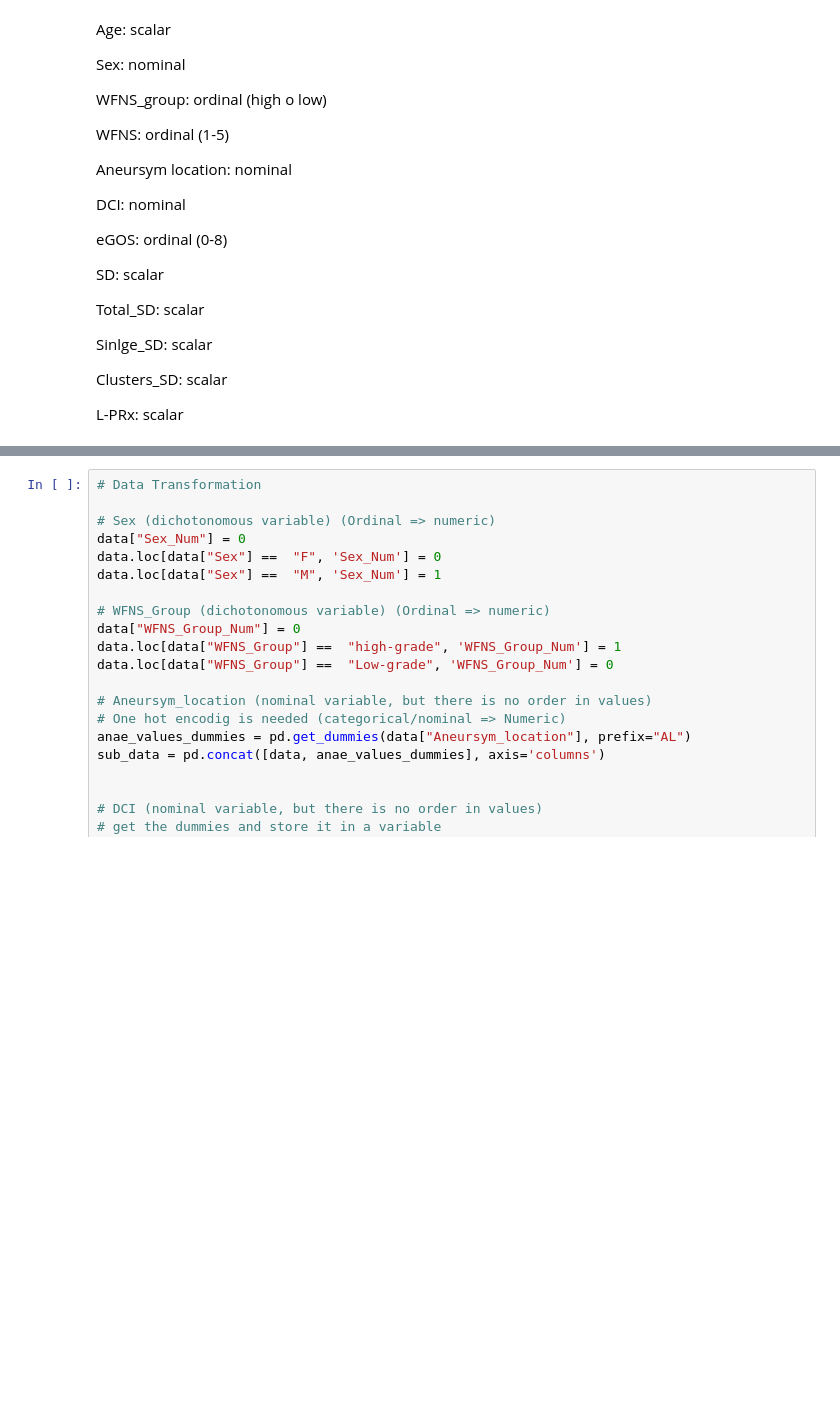
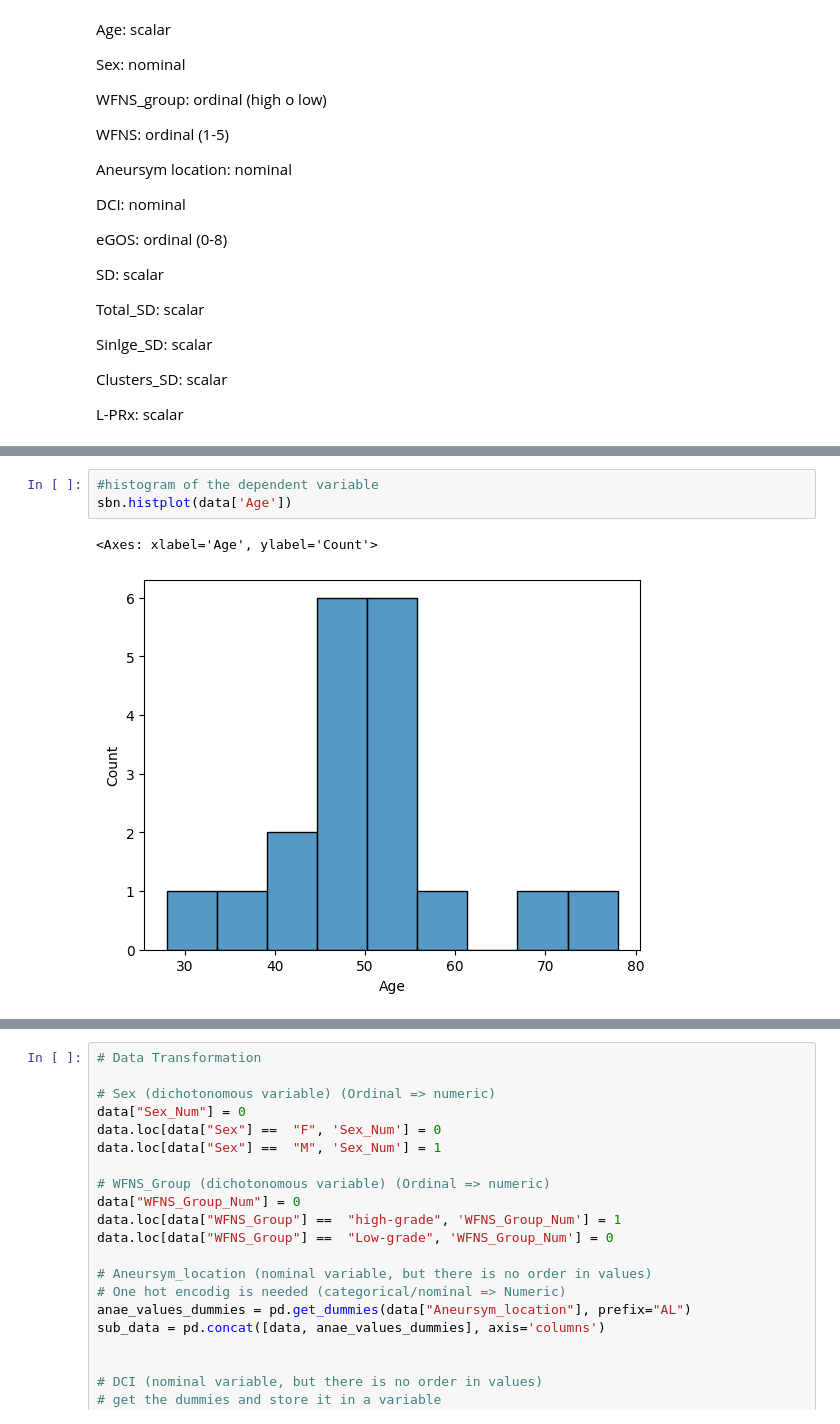
Before and after one commit to palolo02/ComputerVision, a Jupyter notebook: analysis.ipynb, the cells around one changed output, grey strips where cells are left out. Drawn from its saved outputs; the diff is of its cells as text; blank space fills up the shorter version.

```diff
--- a/analysis.ipynb
+++ b/analysis.ipynb
@@ -46,0 +55,6 @@ L-PRx: scalar
+# %%
+#histogram of the dependent variable
+sbn.histplot(data['Age'])
+# %% [output]
+<Axes: xlabel='Age', ylabel='Count'>
+[figure, added]
```
Also changed, not shown: parts of 26 cells of this notebook.
